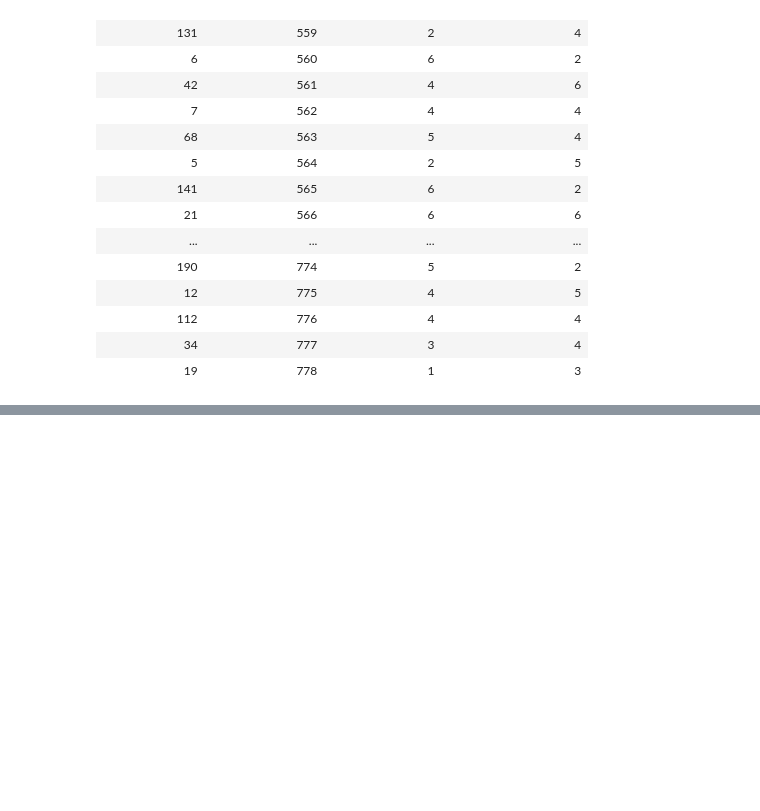
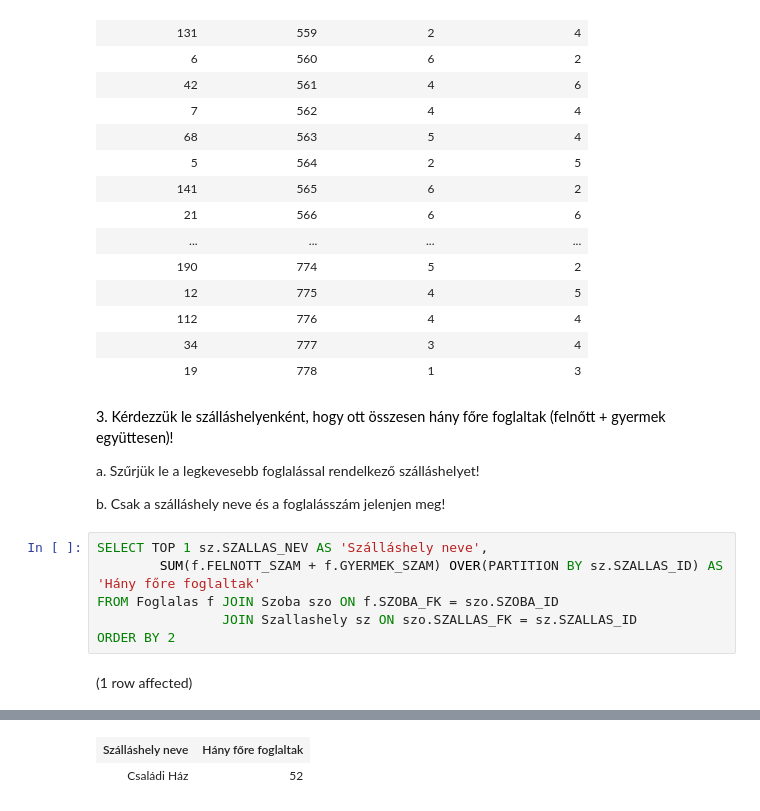
Before and after one commit to Cola39/GXH81K_adatbazis_zh2, a Jupyter notebook: GXH81K_adatbazis_zh2.ipynb, the cells around one changed output, grey strips where cells are left out. Saved outputs shown, nothing was run; the diff lists cells and outputs as text; blank space fills up the shorter version.

```diff
--- a/GXH81K_adatbazis_zh2.ipynb
+++ b/GXH81K_adatbazis_zh2.ipynb
@@ -58,3 +58,17 @@ Total execution time: 00:00:00.012
 | 112 | 776 | 4 | 4 |
 | 34 | 777 | 3 | 4 |
 | 19 | 778 | 1 | 3 |
+# %% [markdown]
+<span style="background-color: rgb(255, 255, 255); color: rgb(0, 0, 0); font-family: &quot;Open Sans&quot;, sans-serif; font-size: 14.44px;">3. Kérdezzük le szálláshelyenként, hogy ott összesen hány főre foglaltak (felnőtt + gyermek együttesen)!</span>
+
+a. Szűrjük le a legkevesebb foglalással rendelkező szálláshelyet!
+
+b. Csak a szálláshely neve és a foglalásszám jelenjen meg!
+# %%
+SELECT TOP 1 sz.SZALLAS_NEV AS 'Szálláshely neve',
+        SUM(f.FELNOTT_SZAM + f.GYERMEK_SZAM) OVER(PARTITION BY sz.SZALLAS_ID) AS 'Hány főre foglaltak'
+FROM Foglalas f JOIN Szoba szo ON f.SZOBA_FK = szo.SZOBA_ID
+                JOIN Szallashely sz ON szo.SZALLAS_FK = sz.SZALLAS_ID
+ORDER BY 2
+# %% [output]
+(1 row affected)
@@ -60,0 +76,2 @@ Total execution time: 00:00:00.012
+| Szálláshely neve | Hány főre foglaltak |
+| Családi Ház | 52 |
```
Also changed, not shown: parts of 1 cell of this notebook.
